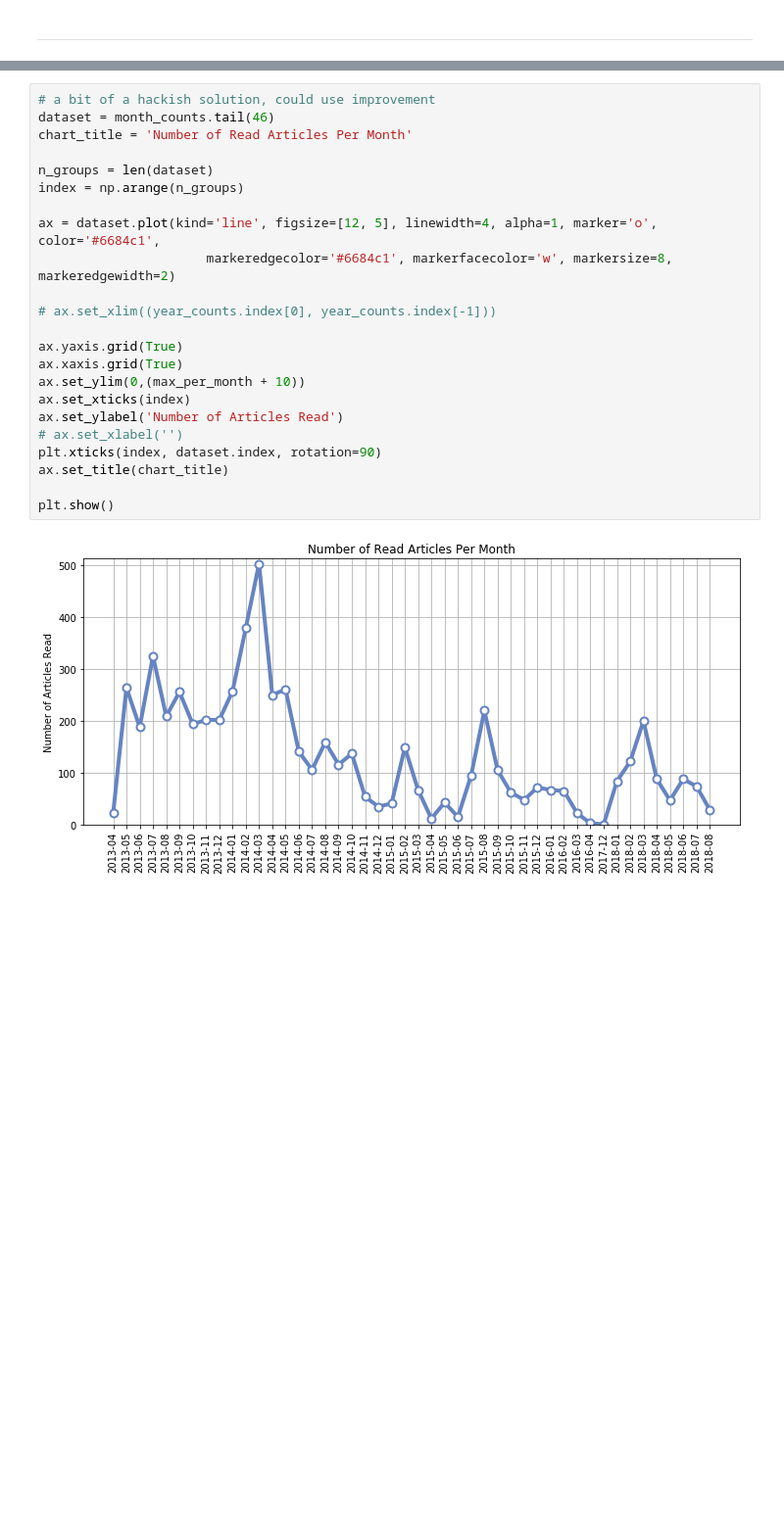
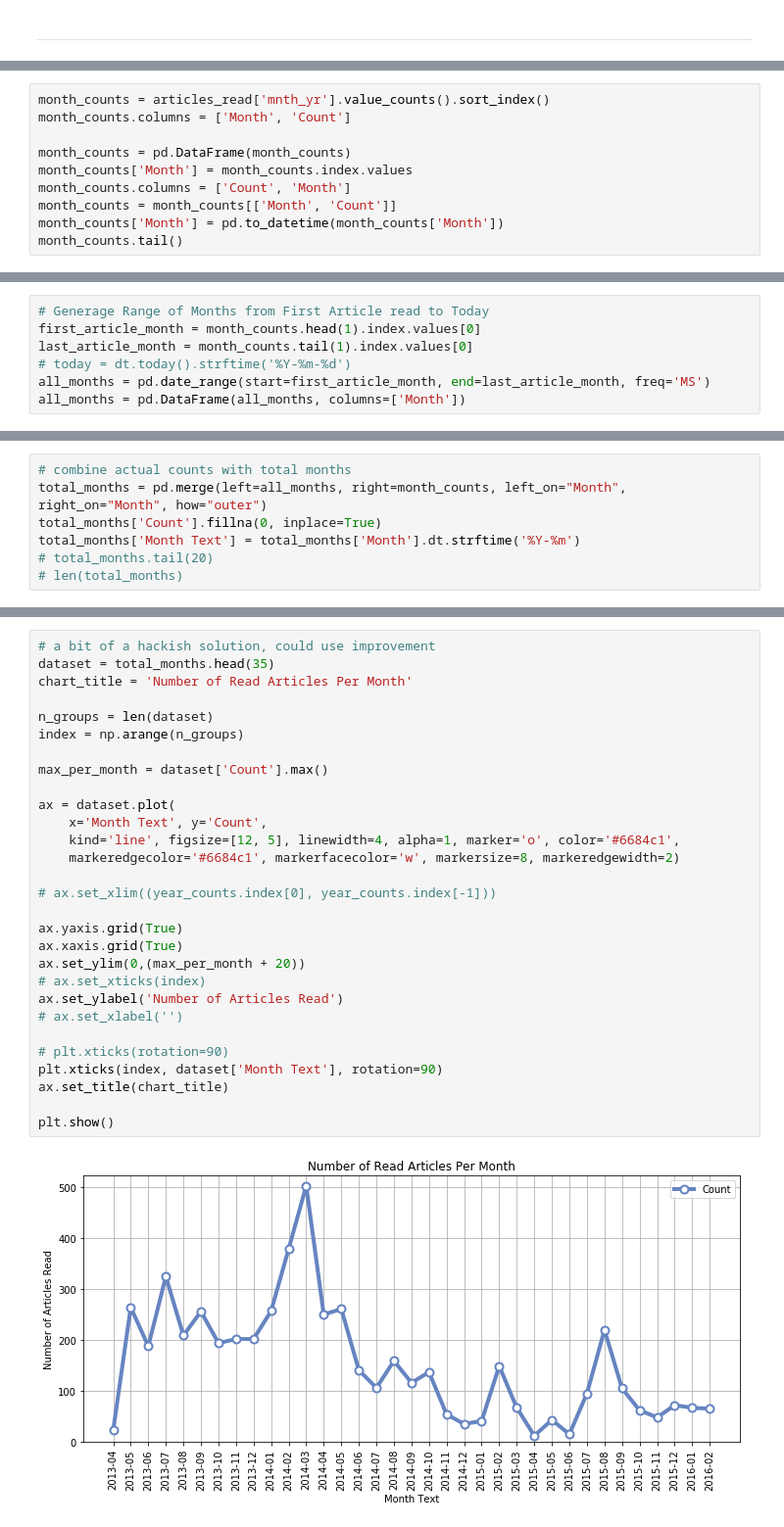
Before and after one commit to markwk/qs_ledger, a Jupyter notebook: pocket/pocket_data_analysis.ipynb, the cells around one changed output, grey strips where cells are left out. Shown: that part at 98% size. Saved outputs shown, nothing was run; the diff lists cells and outputs as text; blank space fills up the shorter version.

```diff
--- a/pocket/pocket_data_analysis.ipynb
+++ b/pocket/pocket_data_analysis.ipynb
@@ -212,0 +230,10 @@ Name: mnth_yr, dtype: int64
+# %%
+month_counts = articles_read['mnth_yr'].value_counts().sort_index()
+month_counts.columns = ['Month', 'Count']
+
+month_counts = pd.DataFrame(month_counts)
+month_counts['Month'] = month_counts.index.values
+month_counts.columns = ['Count', 'Month']
+month_counts = month_counts[['Month', 'Count']]
+month_counts['Month'] = pd.to_datetime(month_counts['Month'])
+month_counts.tail()
@@ -212,0 +247,7 @@ Name: mnth_yr, dtype: int64
+# %%
+# Generage Range of Months from First Article read to Today
+first_article_month = month_counts.head(1).index.values[0]
+last_article_month = month_counts.tail(1).index.values[0]
+# today = dt.today().strftime('%Y-%m-%d')
+all_months = pd.date_range(start=first_article_month, end=last_article_month, freq='MS')
+all_months = pd.DataFrame(all_months, columns=['Month'])
@@ -213,2 +263,9 @@ Name: mnth_yr, dtype: int64
+# %%
+# combine actual counts with total months
+total_months = pd.merge(left=all_months, right=month_counts, left_on="Month", right_on="Month", how="outer")
+total_months['Count'].fillna(0, inplace=True)
+total_months['Month Text'] = total_months['Month'].dt.strftime('%Y-%m')
+# total_months.tail(20)
+# len(total_months)
 # %%
 # maximum articles read in a month
@@ -224,25 +276,31 @@ len(month_counts)
 # %%
 # a bit of a hackish solution, could use improvement
-dataset = month_counts.tail(46)
+dataset = total_months.head(35)
 chart_title = 'Number of Read Articles Per Month'
 
 n_groups = len(dataset)
 index = np.arange(n_groups)
 
-ax = dataset.plot(kind='line', figsize=[12, 5], linewidth=4, alpha=1, marker='o', color='#6684c1',
-                      markeredgecolor='#6684c1', markerfacecolor='w', markersize=8, markeredgewidth=2)
+max_per_month = dataset['Count'].max()
+
+ax = dataset.plot(
+    x='Month Text', y='Count',
+    kind='line', figsize=[12, 5], linewidth=4, alpha=1, marker='o', color='#6684c1',
+    markeredgecolor='#6684c1', markerfacecolor='w', markersize=8, markeredgewidth=2)
 
 # ax.set_xlim((year_counts.index[0], year_counts.index[-1]))
 
 ax.yaxis.grid(True)
 ax.xaxis.grid(True)
-ax.set_ylim(0,(max_per_month + 10))
-ax.set_xticks(index)
+ax.set_ylim(0,(max_per_month + 20))
+# ax.set_xticks(index)
 ax.set_ylabel('Number of Articles Read')
 # ax.set_xlabel('')
-plt.xticks(index, dataset.index, rotation=90)
+
+# plt.xticks(rotation=90)
+plt.xticks(index, dataset['Month Text'], rotation=90)
 ax.set_title(chart_title)
 
 plt.show()
 # %% [output]
-[figure, old version]
+[figure, new version]
```
Also changed, not shown: parts of 40 cells of this notebook.
